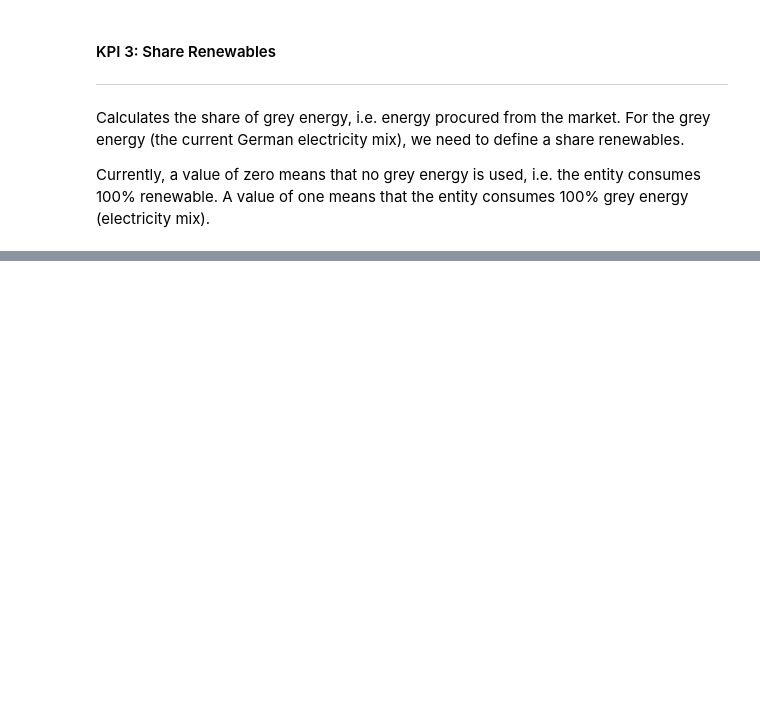
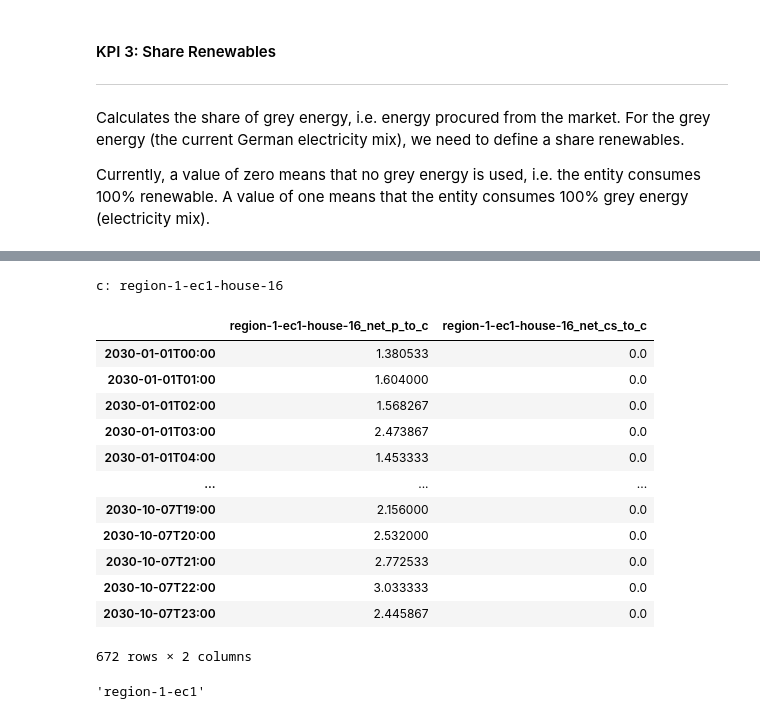
Before and after one commit to jochenmadler/fim_fit, a Jupyter notebook: GSy_KPI_calculation/01_processing/functions_test_v2.ipynb, the cells around one changed output, grey strips where cells are left out. Saved outputs shown, nothing was run; the diff lists cells and outputs as text; code cells hidden in the pictures; blank space fills up the shorter version.

```diff
--- a/GSy_KPI_calculation/01_processing/functions_test_v2.ipynb
+++ b/GSy_KPI_calculation/01_processing/functions_test_v2.ipynb
@@ -162,0 +222,8 @@ f.share_renewables(os.getcwd())
+# %%
+if 'member' in p:
+    p = p.replace('member', 'mm')
+# get children
+sellers = [i for i in df.seller.unique() if 'mm-' not in i and i != p]
+buyers = [i for i in df.buyer.unique() if 'mm-' not in i and i != p]
+children = pd.Series([*sellers, *buyers]).unique()
+children
@@ -162,0 +242,37 @@ f.share_renewables(os.getcwd())
+# %%
+# select one child
+c = children[1]
+print(f'c: {c}')
+p_to_c = f.share_renewable_df_grouper(df_out, df[(df.seller == p) & (df.buyer == c)][['energy [kWh]']])
+c_to_p = f.share_renewable_df_grouper(df_out, df[(df.seller == c) & (df.buyer == p)][['energy [kWh]']])
+net_p_to_c = p_to_c - c_to_p
+cs_to_c = f.share_renewable_df_grouper(df_out, df[(df.seller != p) & (df.seller != c) & (df.buyer == c)][
+    ['energy [kWh]']])
+c_to_cs = f.share_renewable_df_grouper(df_out,
+                                     df[(df.seller == c) & (df.buyer != p) & (df.buyer != c)][['energy [kWh]']])
+net_cs_to_c = cs_to_c - c_to_cs
+# prepare copy of df_out where calculations are made
+c_name = c if 'id' not in c else p + '_' + c
+df_out_copy = df_out.copy()
+df_out_copy[f'{c_name}_net_p_to_c'] = net_p_to_c
+df_out_copy[f'{c_name}_net_cs_to_c'] = net_cs_to_c
+df_out_copy
+# %% [output]
+c: region-1-ec1-house-16
+|  | region-1-ec1-house-16_net_p_to_c | region-1-ec1-house-16_net_cs_to_c |
+| 2030-01-01T00:00 | 1.380533 | 0.0 |
+| 2030-01-01T01:00 | 1.604000 | 0.0 |
+| 2030-01-01T02:00 | 1.568267 | 0.0 |
+| 2030-01-01T03:00 | 2.473867 | 0.0 |
+| 2030-01-01T04:00 | 1.453333 | 0.0 |
+| ... | ... | ... |
+| 2030-10-07T19:00 | 2.156000 | 0.0 |
+| 2030-10-07T20:00 | 2.532000 | 0.0 |
+| 2030-10-07T21:00 | 2.772533 | 0.0 |
+| 2030-10-07T22:00 | 3.033333 | 0.0 |
+| 2030-10-07T23:00 | 2.445867 | 0.0 |
+672 rows × 2 columns
+# %%
+p
+# %% [output]
+'region-1-ec1'
```
Also changed, not shown: parts of 35 cells of this notebook, 1 other file.
